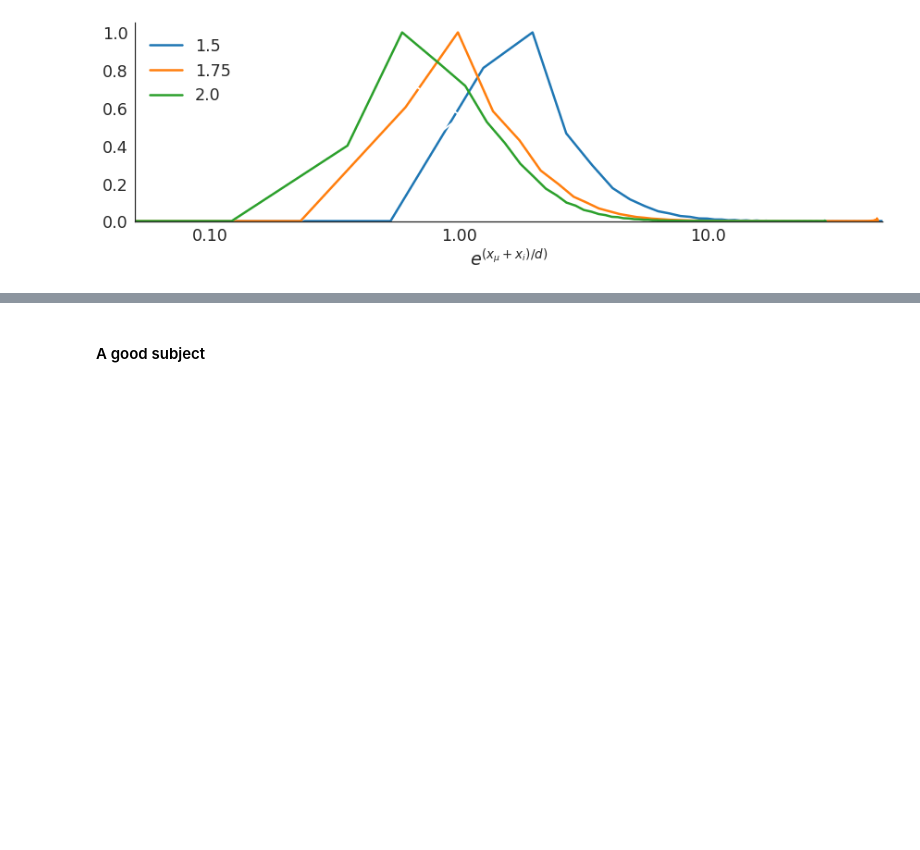
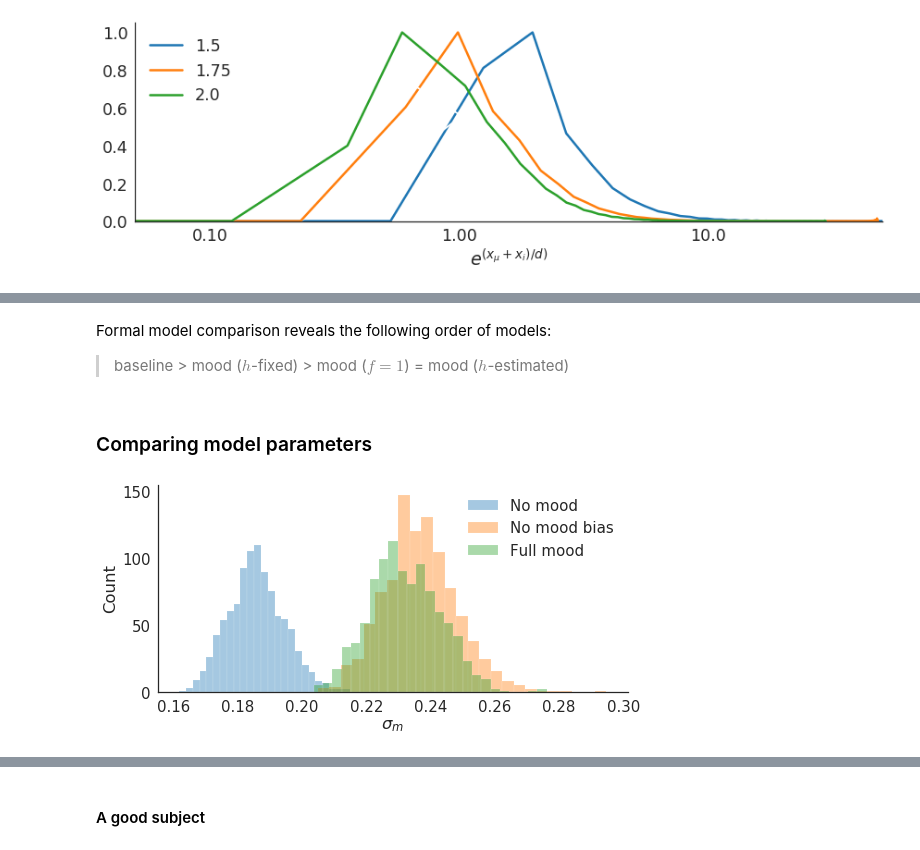
Before and after one commit to szorowi1/pni-rotations, a Jupyter notebook: results_modeling.ipynb, the cells around one changed output, grey strips where cells are left out. Drawn from its saved outputs; the diff is of its cells as text; code cells hidden in the pictures; blank space fills up the shorter version.

```diff
--- a/results_modeling.ipynb
+++ b/results_modeling.ipynb
@@ -331,0 +344,42 @@ plt.tight_layout()
+# %% [markdown]
+Formal model comparison reveals the following order of models:
+
+> baseline > mood ($h$-fixed) > mood ($f=1$) = mood ($h$-estimated)
+# %% [markdown]
+### Comparing model parameters
+# %%
+#~~~~~~~~~~~~~~~~~~~~~~~~~~~~~~~~~~~~~~~~~~#
+### Load and prepare data.
+#~~~~~~~~~~~~~~~~~~~~~~~~~~~~~~~~~~~~~~~~~~#
+
+f = 'stan_fits/moodRL_ppool_base/StanFit.pickle'
+with open(f, 'rb') as f: fit1 = cPickle.load(f)
+
+## Load mood StanFit file.
+f = 'stan_fits/moodRL_ppool_mood/StanFit.pickle'
+with open(f, 'rb') as f: fit2 = cPickle.load(f)
+
+## Load mood bias (mod) StanFit file.
+f = 'stan_fits/moodRL_ppool_mood_bias_mod/StanFit.pickle'
+with open(f, 'rb') as f: fit3 = cPickle.load(f)
+
+#~~~~~~~~~~~~~~~~~~~~~~~~~~~~~~~~~~~~~~~~~~#
+### Plotting.
+#~~~~~~~~~~~~~~~~~~~~~~~~~~~~~~~~~~~~~~~~~~#
+
+## Initialize canvas.
+fig, ax = plt.subplots(1,1,figsize=(8,4))
+labels = ['No mood', r'No mood bias', 'Full mood']
+colors = sns.color_palette(n_colors=3)
+
+## Plot.
+for fit, color, label in zip([fit1,fit2,fit3], colors, labels):
+    sns.distplot(fit['sigma_m'], bins=25, kde=False, color=color, label=label,
+                 hist_kws=dict(edgecolor='w'), ax=ax)
+
+ax.set(xlabel=r'$\sigma_m$', ylabel='Count')
+ax.legend(loc=1)
+sns.despine()
+plt.tight_layout()
+# %% [output]
+[figure, added]
```
Also changed, not shown: parts of 23 cells of this notebook, 5 other files.
